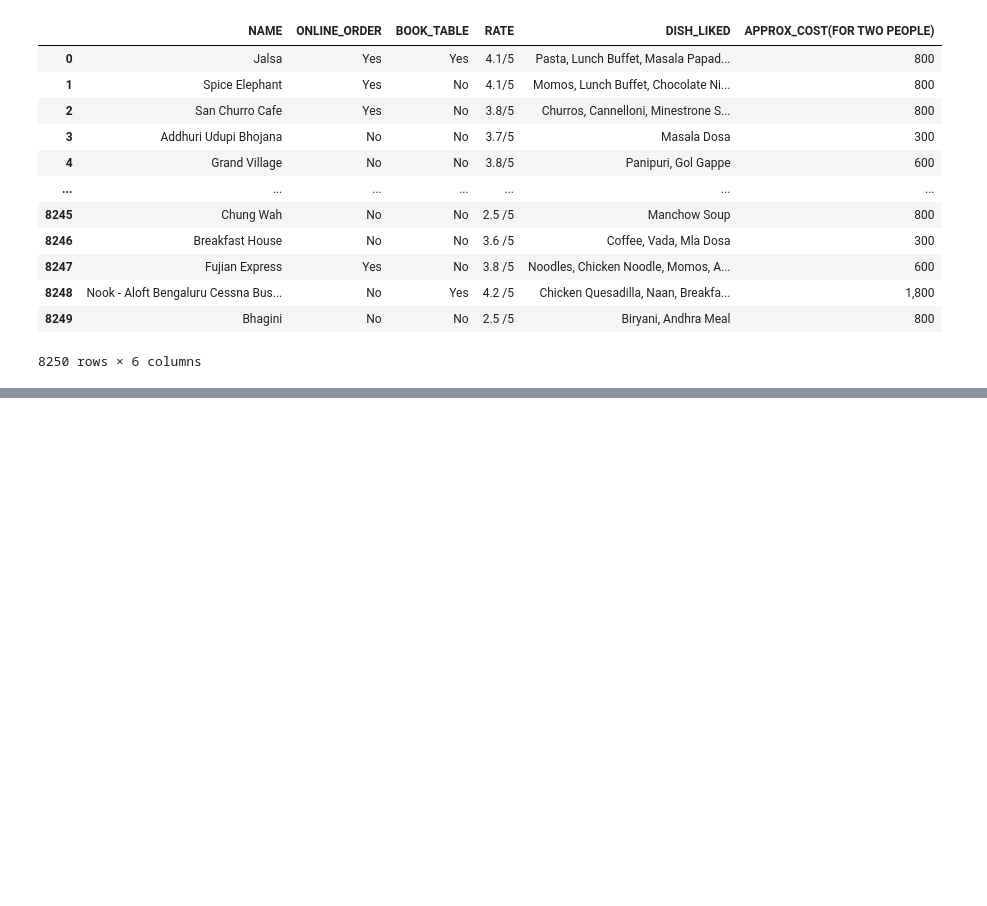
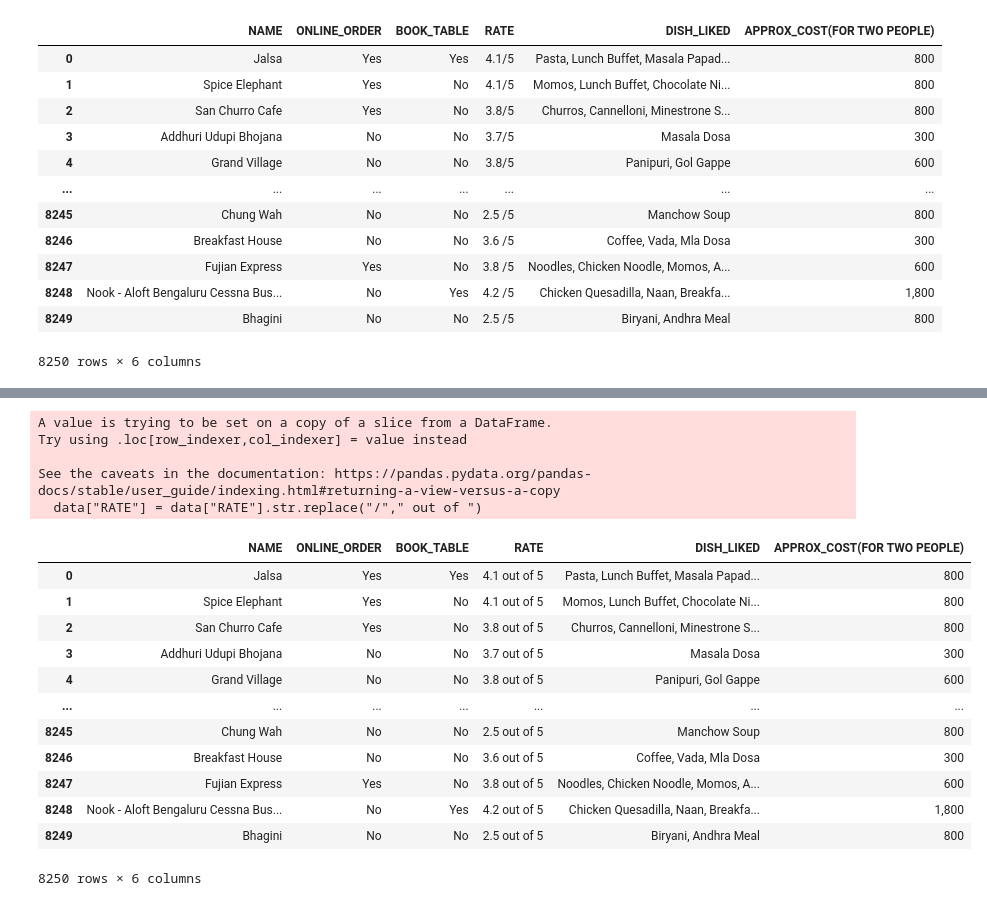
Before and after one commit to VivekBardava-OG/Data-Cleaning-Practice, a Jupyter notebook: Zomato data set/notebook.ipynb, the cells around one changed output, grey strips where cells are left out. Cells and saved outputs as stored; diff of their text form; code cells hidden in the pictures; blank space fills up the shorter version.

Commit message:
Individual columns data cleaning done

```diff
--- a/Zomato data set/notebook.ipynb
+++ b/Zomato data set/notebook.ipynb
@@ -269,0 +278,2 @@ data
+# %%
+data['RATE'] = data["RATE"].str.replace(" ","")
@@ -269,0 +302,24 @@ data
+# %%
+data["RATE"] = data["RATE"].str.replace("/"," out of ")
+# %% [output]
+A value is trying to be set on a copy of a slice from a DataFrame.
+Try using .loc[row_indexer,col_indexer] = value instead
+
+See the caveats in the documentation: https://pandas.pydata.org/pandas-docs/stable/user_guide/indexing.html#returning-a-view-versus-a-copy
+  data["RATE"] = data["RATE"].str.replace("/"," out of ")
+# %%
+data
+# %% [output]
+|  | NAME | ONLINE_ORDER | BOOK_TABLE | RATE | DISH_LIKED | APPROX_COST(FOR TWO PEOPLE) |
+| 0 | Jalsa | Yes | Yes | 4.1 out of 5 | Pasta, Lunch Buffet, Masala Papad... | 800 |
+| 1 | Spice Elephant | Yes | No | 4.1 out of 5 | Momos, Lunch Buffet, Chocolate Ni... | 800 |
+| 2 | San Churro Cafe | Yes | No | 3.8 out of 5 | Churros, Cannelloni, Minestrone S... | 800 |
+| 3 | Addhuri Udupi Bhojana | No | No | 3.7 out of 5 | Masala Dosa | 300 |
+| 4 | Grand Village | No | No | 3.8 out of 5 | Panipuri, Gol Gappe | 600 |
+| ... | ... | ... | ... | ... | ... | ... |
+| 8245 | Chung Wah | No | No | 2.5 out of 5 | Manchow Soup | 800 |
+| 8246 | Breakfast House | No | No | 3.6 out of 5 | Coffee, Vada, Mla Dosa | 300 |
+| 8247 | Fujian Express | Yes | No | 3.8 out of 5 | Noodles, Chicken Noodle, Momos, A... | 600 |
+| 8248 | Nook - Aloft Bengaluru Cessna Bus... | No | Yes | 4.2 out of 5 | Chicken Quesadilla, Naan, Breakfa... | 1,800 |
+| 8249 | Bhagini | No | No | 2.5 out of 5 | Biryani, Andhra Meal | 800 |
+8250 rows × 6 columns
```
Also changed, not shown: parts of 9 cells of this notebook.
